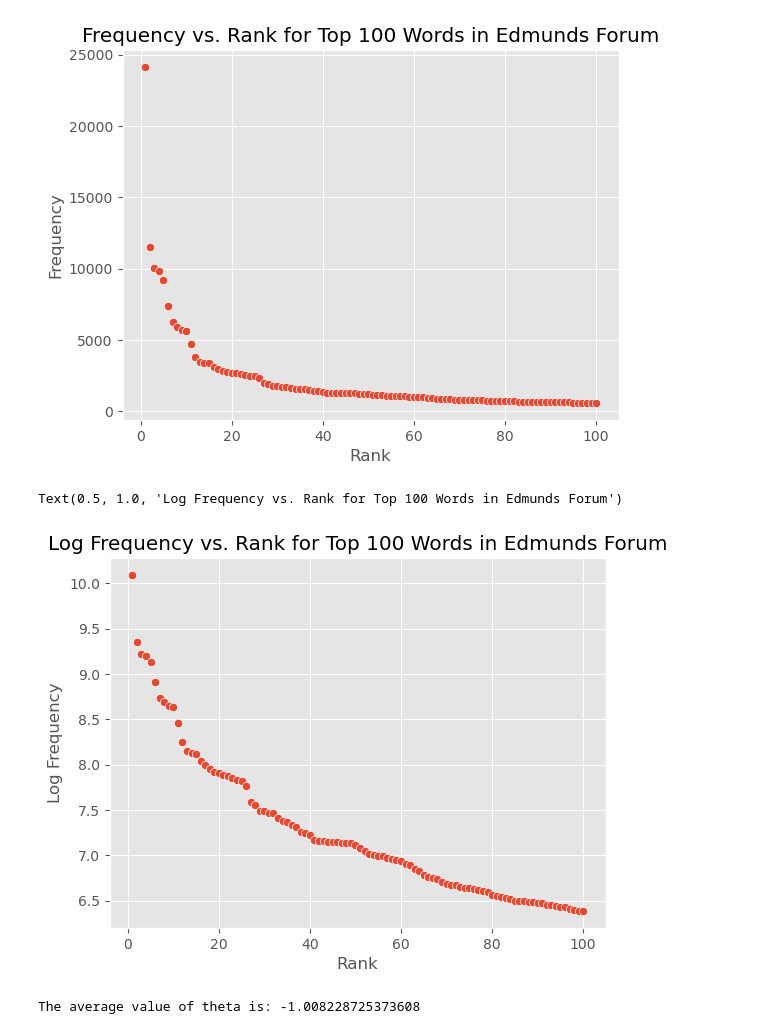
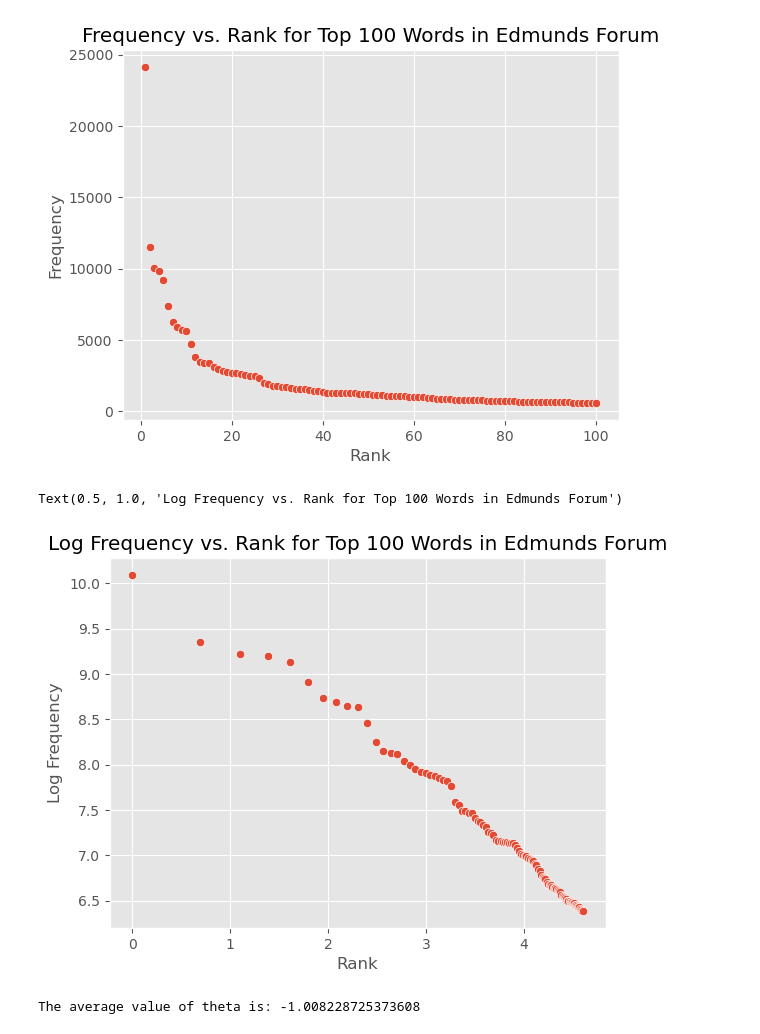
Before and after one commit to milan-vaghani/Mid-sized-Luxury-Car-Comparison, a Jupyter notebook: assignment1.ipynb, the cells around one changed output. Saved outputs shown, nothing was run; the diff lists cells and outputs as text; code cells hidden in the pictures.

```diff
--- a/assignment1.ipynb
+++ b/assignment1.ipynb
@@ -259,15 +259,16 @@ plt.title("Frequency vs. Rank for Top 100 Words in Edmunds Forum")
 Text(0.5, 1.0, 'Frequency vs. Rank for Top 100 Words in Edmunds Forum')
 [figure]
 # %%
+x_log = np.log(X)
 y_log = np.log(y)
 
-sns.scatterplot(x = X, y = y_log)
+sns.scatterplot(x = x_log, y = y_log)
 plt.xlabel("Rank")
 plt.ylabel("Log Frequency")
 plt.title("Log Frequency vs. Rank for Top 100 Words in Edmunds Forum")
 # %% [output]
 Text(0.5, 1.0, 'Log Frequency vs. Rank for Top 100 Words in Edmunds Forum')
-[figure, old version]
+[figure, new version]
 # %%
 # test Zipf's law economometrically
 df["theta"] = np.log(df["rank"]) / np.log(df["Frequency"] / len(df))
```
Also changed, not shown: parts of 21 cells of this notebook, 7 other files.
